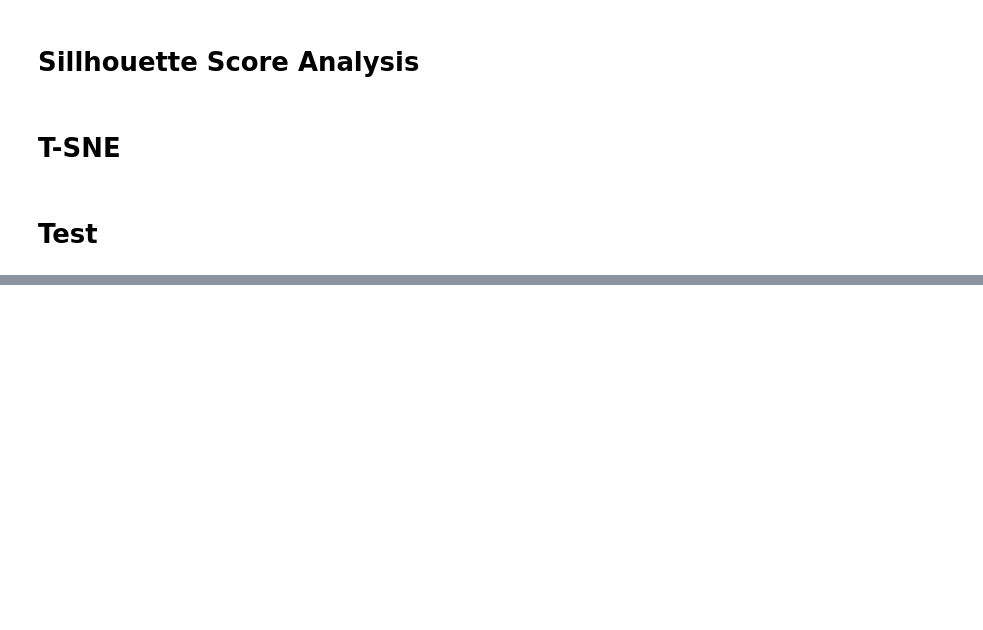
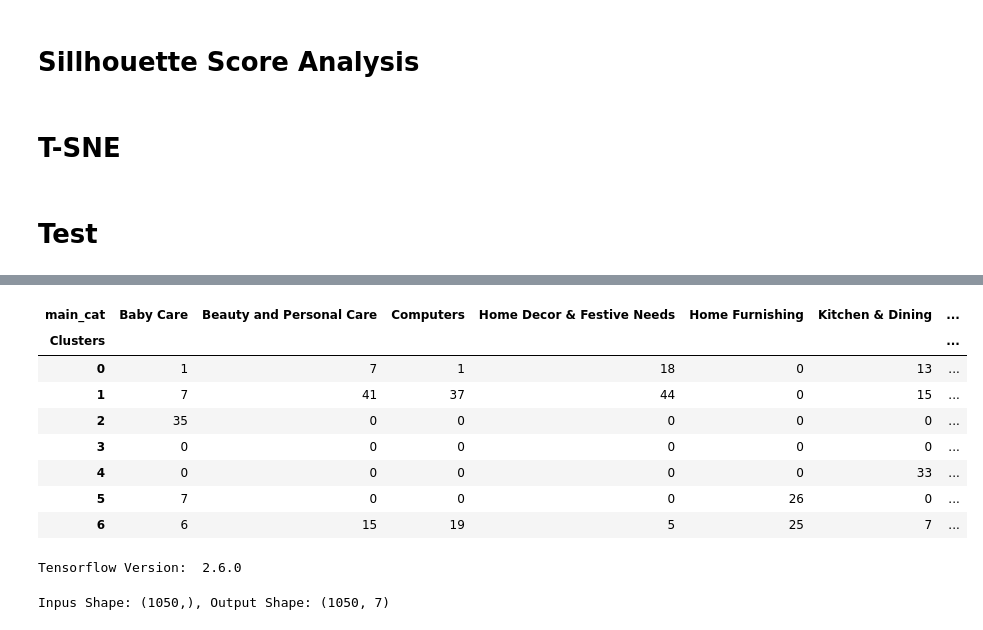
Before and after one commit to AbdulmagedALKHULAIFI/Automatic-classifer-consumer-goods, a Jupyter notebook: classifier.ipynb, the cells around one changed output, grey strips where cells are left out. Drawn from its saved outputs; the diff is of its cells as text; code cells hidden in the pictures; blank space fills up the shorter version.

```diff
--- a/classifier.ipynb
+++ b/classifier.ipynb
@@ -815,0 +778,50 @@ text_use_std = StandardScaler().fit_transform(text_use)
+# %%
+def kmeans_predict(text_input, fitted_kmeans):
+    tmp_embd = USE_embed([text_input])['outputs'].numpy()
+    return fitted_kmeans.predict(tmp_embd)[0]
+
+validation["Clusters"] = validation.description.apply(lambda t: kmeans_predict(text_input=t,fitted_kmeans=kmeans))
+display(pd.crosstab(validation['Clusters'], validation['main_cat']))
+# %% [output]
+| main_cat | Baby Care | Beauty and Personal Care | Computers | Home Decor & Festive Needs | Home Furnishing | Kitchen & Dining | ... |
+| Clusters |  |  |  |  |  |  | ... |
+| 0 | 1 | 7 | 1 | 18 | 0 | 13 | ... |
+| 1 | 7 | 41 | 37 | 44 | 0 | 15 | ... |
+| 2 | 35 | 0 | 0 | 0 | 0 | 0 | ... |
+| 3 | 0 | 0 | 0 | 0 | 0 | 0 | ... |
+| 4 | 0 | 0 | 0 | 0 | 0 | 33 | ... |
+| 5 | 7 | 0 | 0 | 0 | 26 | 0 | ... |
+| 6 | 6 | 15 | 19 | 5 | 25 | 7 | ... |
+# %%
+import tensorflow as tf
+import tensorflow_hub as hub
+from keras import backend as K
+
+from tensorflow.keras.layers import Dense, Input, BatchNormalization, Dropout, concatenate, GlobalAveragePooling1D
+from tensorflow.keras.models import Model, Sequential
+from tensorflow.keras.optimizers import Adam, SGD
+from tensorflow.keras.utils import to_categorical
+import itertools
+
+import matplotlib.pyplot as plt
+
+print("Tensorflow Version: ", tf.__version__)
+# %% [output]
+Tensorflow Version:  2.6.0
+# %%
+df['labels'] = df['main_cat'].map({"Home Furnishing ":0,"Baby Care ":1,"Watches ":2,"Home Decor & Festive Needs ":3,
+                                   "Kitchen & Dining ":4,"Beauty and Personal Care ":5,"Computers ":6})
+class_names = ['Home Furnishing ', 'Baby Care ', 'Watches ',
+       'Home Decor & Festive Needs ', 'Kitchen & Dining ',
+       'Beauty and Personal Care ', 'Computers ']
+
+train_data = df.loc[df.labels.notnull(),:].reset_index().copy()
+train_data['labels'] = train_data['labels'].astype(int)
+train_data['description'] = train_data['description'].astype(str)
+
+categorical_labels = to_categorical(train_data['labels'].values, num_classes=None)
+output_size = categorical_labels.shape[1]
+
+print('Inpus Shape: {}, Output Shape: {}'.format(train_data['description'].shape, categorical_labels.shape))
+# %% [output]
+Inpus Shape: (1050,), Output Shape: (1050, 7)
```
Also changed, not shown: parts of 38 cells of this notebook.
